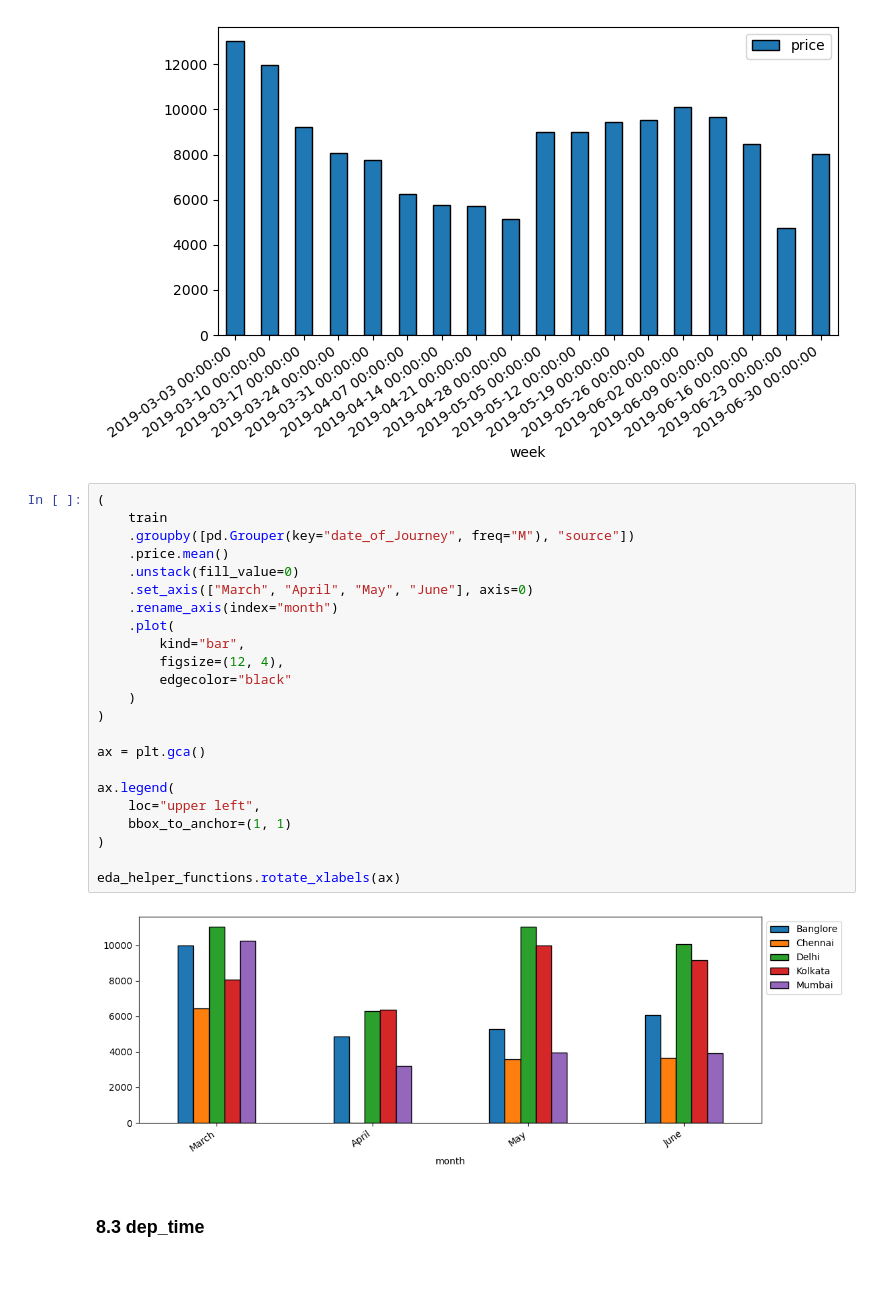
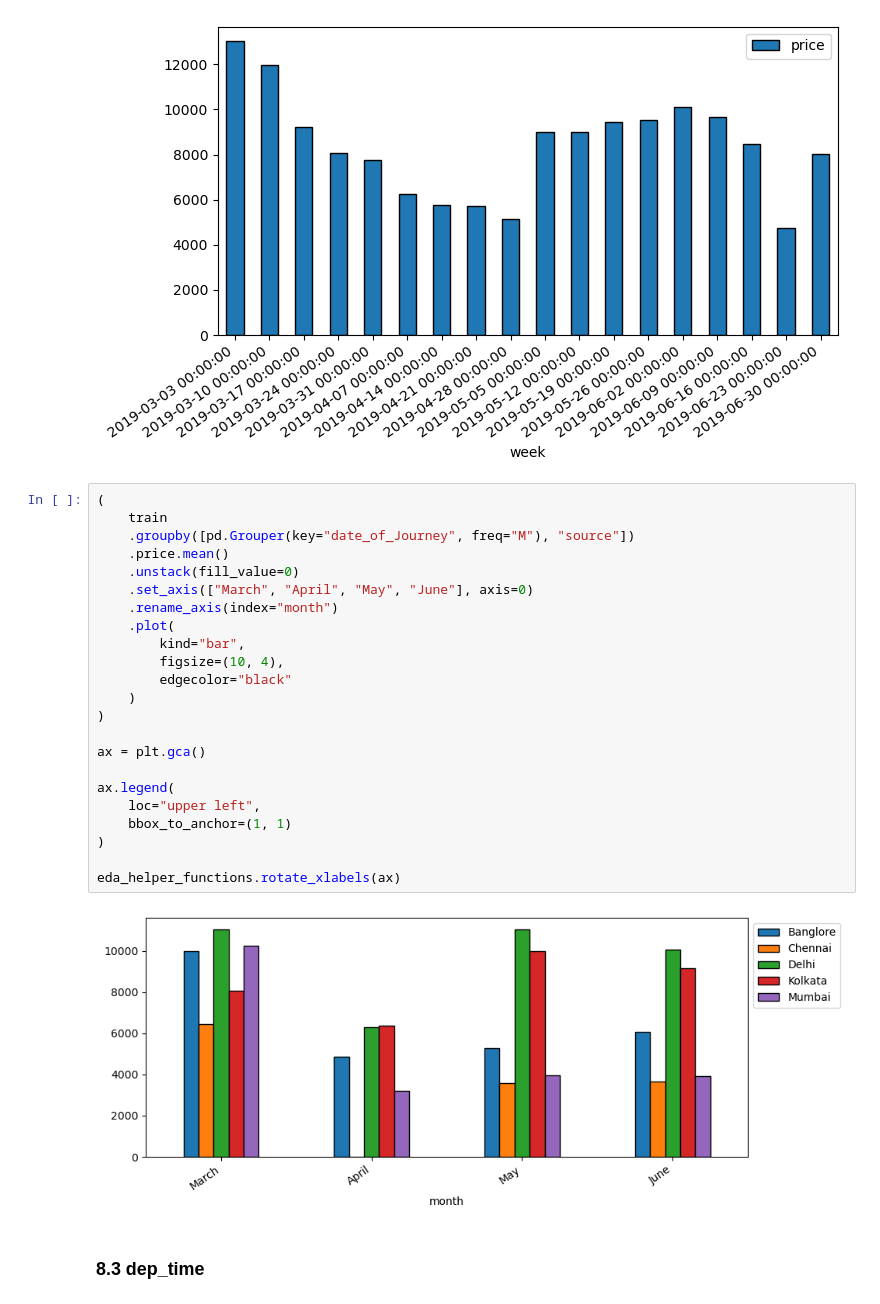
Before and after one commit to mursaleen-sengr/Flight-_price_prediction_using_AWSSagemaker, a Jupyter notebook: notebook/EDA.ipynb, the cells around one changed output. Cells and saved outputs as stored; diff of their text form; blank space fills up the shorter version.

```diff
--- a/notebook/EDA.ipynb
+++ b/notebook/EDA.ipynb
@@ -370,28 +384,28 @@ eda_helper_functions.rotate_xlabels(ax)
 # %%
 (
 	train
 	.groupby([pd.Grouper(key="date_of_Journey", freq="M"), "source"])
 	.price.mean()
 	.unstack(fill_value=0)
 	.set_axis(["March", "April", "May", "June"], axis=0)
 	.rename_axis(index="month")
 	.plot(
 		kind="bar",
-		figsize=(12, 4),
+		figsize=(10, 4),
 		edgecolor="black"
 	)
 )
 
 ax = plt.gca()
 
 ax.legend(
 	loc="upper left",
 	bbox_to_anchor=(1, 1)
 )
 
 eda_helper_functions.rotate_xlabels(ax)
 # %% [output]
-[figure, old version]
+[figure, new version]
 # %% [markdown]
 ### 8.3 dep_time
 # %%
```
Also changed, not shown: parts of 8 cells of this notebook, 3 other files.
